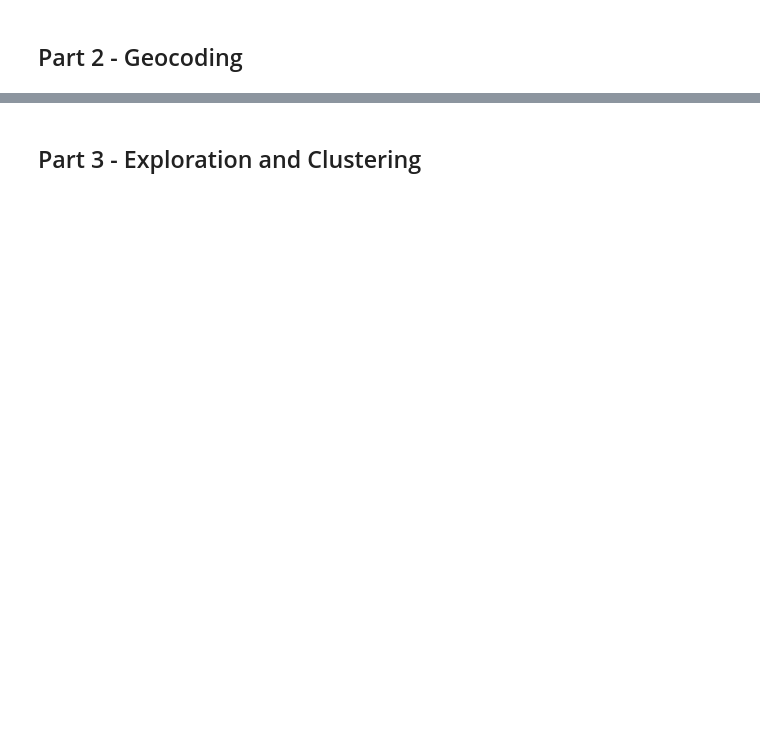
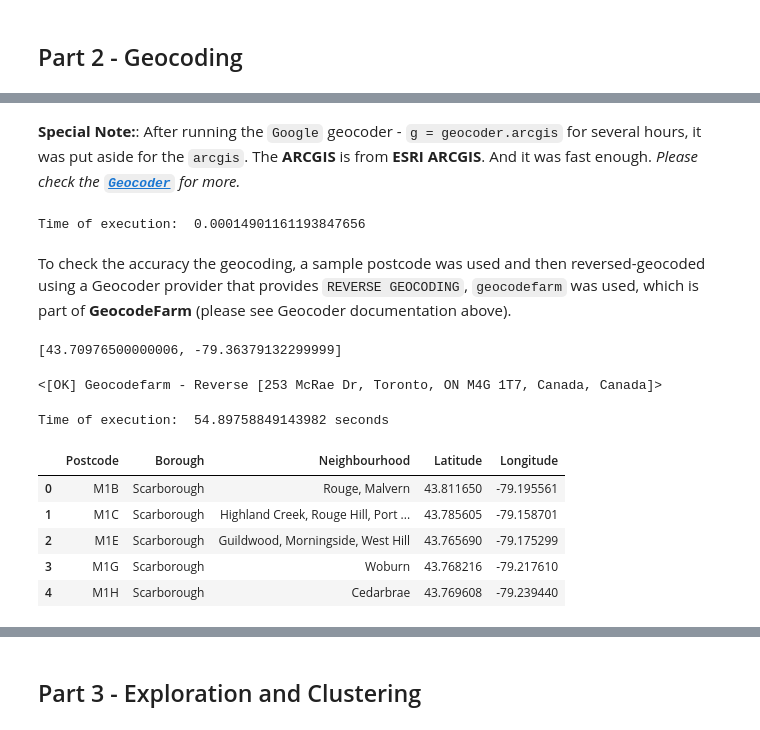
Before and after one commit to BiancaJM/Coursera_Capstone-1, a Jupyter notebook: Toronto - Segmentation and Clustering.ipynb, the cells around one changed output, grey strips where cells are left out. Drawn from its saved outputs; the diff is of its cells as text; code cells hidden in the pictures; blank space fills up the shorter version.

Commit message:
Part 2 Added - Published from datascience.ibm.com

```diff
--- a/Toronto - Segmentation and Clustering.ipynb
+++ b/Toronto - Segmentation and Clustering.ipynb
@@ -279,0 +296,67 @@ df_toronto.shape
+# %% [markdown]
+**Special Note:**: After running the `Google` geocoder - `g = geocoder.arcgis` for several hours, it was put aside for the `arcgis`. The **ARCGIS** is from **ESRI ARCGIS**. And it was fast enough. _Please check the __[`Geocoder`](https://media.readthedocs.org/pdf/geocoder/latest/geocoder.pdf)__ for more._
+# %%
+import time
+start = time.time()
+
+'''Geocoder starts here'''
+'''Defining a function to use --> get_latlng()'''
+def get_latlng(arcgis_geocoder):
+
+    # Initialize the Location (lat. and long.) to "None"
+    lat_lng_coords = None
+
+    # While loop helps to create a continous run until all the location coordinates are geocoded
+
+    while(lat_lng_coords is None):
+        g = geocoder.arcgis('{}, Toronto, Ontario'.format(arcgis_geocoder))
+        lat_lng_coords = g.latlng
+    return lat_lng_coords
+'''Geocoder ends here'''
+
+end = time.time()
+print("Time of execution: ", end - start)
+# %% [output]
+Time of execution:  0.00014901161193847656
+# %% [markdown]
+To check the accuracy the geocoding, a sample postcode was used and then reversed-geocoded using a Geocoder provider that provides `REVERSE GEOCODING`, `geocodefarm` was used, which is part of **GeocodeFarm** (please see Geocoder documentation above).
+# %%
+sample = get_latlng('M4G')
+sample
+# %% [output]
+[43.70976500000006, -79.36379132299999]
+# %%
+gg = geocoder.geocodefarm(sample,method = 'reverse')
+gg
+# %% [output]
+<[OK] Geocodefarm - Reverse [253 McRae Dr, Toronto, ON M4G 1T7, Canada, Canada]>
+# %%
+import time
+start = time.time()
+
+postal_codes = df_toronto['Postcode']
+coordinates = [get_latlng(postal_code) for postal_code in postal_codes.tolist()]
+
+end = time.time()
+print("Time of execution: ", end - start, "seconds")
+# %% [output]
+Time of execution:  54.89758849143982 seconds
+# %%
+# This will store the Toronto dataframe with coordinates
+df_toronto_loc = df_toronto
+
+# The obtained coordinates (latitude and longitude) are joined with the dataframe as shown
+df_toronto_coordinates = pd.DataFrame(coordinates, columns = ['Latitude', 'Longitude'])
+df_toronto_loc['Latitude'] = df_toronto_coordinates['Latitude']
+df_toronto_loc['Longitude'] = df_toronto_coordinates['Longitude']
+# %%
+df_toronto_loc.to_csv('TorontoPostcodes.csv', index = False)
+
+df_toronto_loc.head(5)
+# %% [output]
+|  | Postcode | Borough | Neighbourhood | Latitude | Longitude |
+| 0 | M1B | Scarborough | Rouge, Malvern | 43.811650 | -79.195561 |
+| 1 | M1C | Scarborough | Highland Creek, Rouge Hill, Port ... | 43.785605 | -79.158701 |
+| 2 | M1E | Scarborough | Guildwood, Morningside, West Hill | 43.765690 | -79.175299 |
+| 3 | M1G | Scarborough | Woburn | 43.768216 | -79.217610 |
+| 4 | M1H | Scarborough | Cedarbrae | 43.769608 | -79.239440 |
```
Also changed, not shown: parts of 6 cells of this notebook.
